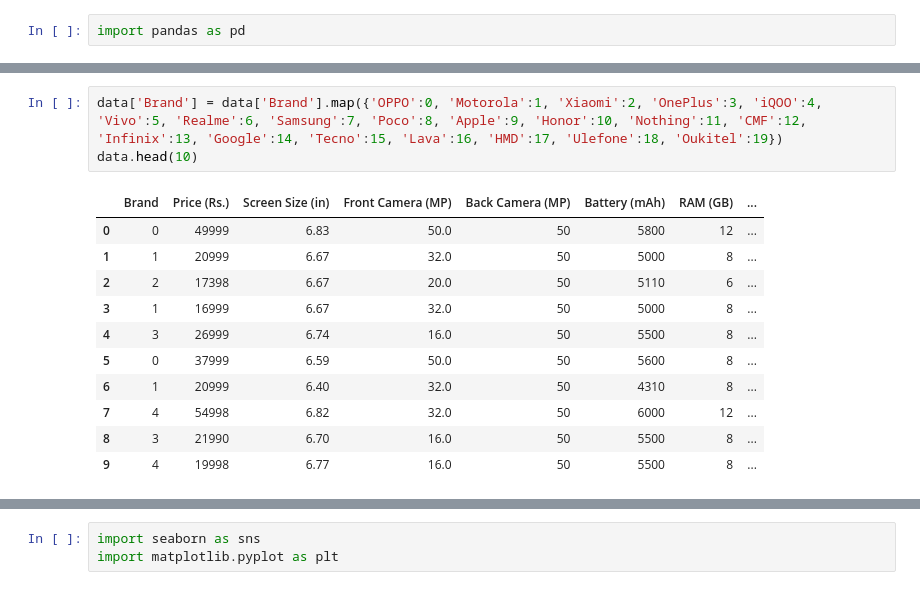
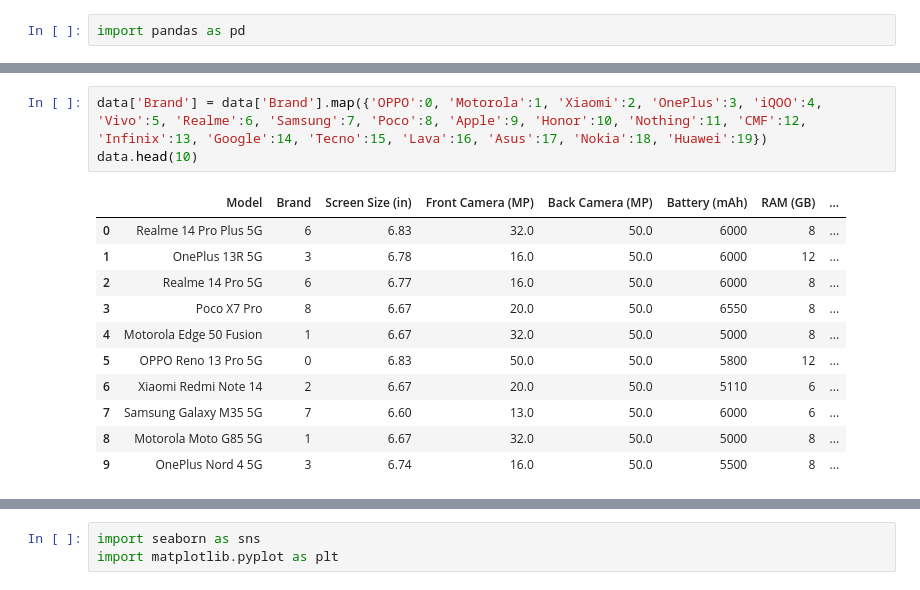
Before and after one commit to mohammadsarfarazafzal/5g-smartphone-price-prediction, a Jupyter notebook: backend/notebooks/predictor.ipynb, the cells around one changed output, grey strips where cells are left out. Drawn from its saved outputs; the diff is of its cells as text.

```diff
--- a/backend/notebooks/predictor.ipynb
+++ b/backend/notebooks/predictor.ipynb
@@ -24,19 +28,19 @@ array(['OPPO', 'Motorola', 'Xiaomi', 'OnePlus', 'iQOO', 'Vivo', 'Realme',
       dtype=object)
 # %%
-data['Brand'] = data['Brand'].map({'OPPO':0, 'Motorola':1, 'Xiaomi':2, 'OnePlus':3, 'iQOO':4, 'Vivo':5, 'Realme':6, 'Samsung':7, 'Poco':8, 'Apple':9, 'Honor':10, 'Nothing':11, 'CMF':12, 'Infinix':13, 'Google':14, 'Tecno':15, 'Lava':16, 'HMD':17, 'Ulefone':18, 'Oukitel':19})
+data['Brand'] = data['Brand'].map({'OPPO':0, 'Motorola':1, 'Xiaomi':2, 'OnePlus':3, 'iQOO':4, 'Vivo':5, 'Realme':6, 'Samsung':7, 'Poco':8, 'Apple':9, 'Honor':10, 'Nothing':11, 'CMF':12, 'Infinix':13, 'Google':14, 'Tecno':15, 'Lava':16, 'Asus':17, 'Nokia':18, 'Huawei':19})
 data.head(10)
 # %% [output]
-|  | Brand | Price (Rs.) | Screen Size (in) | Front Camera (MP) | Back Camera (MP) | Battery (mAh) | RAM (GB) | ... |
-| 0 | 0 | 49999 | 6.83 | 50.0 | 50 | 5800 | 12 | ... |
-| 1 | 1 | 20999 | 6.67 | 32.0 | 50 | 5000 | 8 | ... |
-| 2 | 2 | 17398 | 6.67 | 20.0 | 50 | 5110 | 6 | ... |
-| 3 | 1 | 16999 | 6.67 | 32.0 | 50 | 5000 | 8 | ... |
-| 4 | 3 | 26999 | 6.74 | 16.0 | 50 | 5500 | 8 | ... |
-| 5 | 0 | 37999 | 6.59 | 50.0 | 50 | 5600 | 8 | ... |
-| 6 | 1 | 20999 | 6.40 | 32.0 | 50 | 4310 | 8 | ... |
-| 7 | 4 | 54998 | 6.82 | 32.0 | 50 | 6000 | 12 | ... |
-| 8 | 3 | 21990 | 6.70 | 16.0 | 50 | 5500 | 8 | ... |
-| 9 | 4 | 19998 | 6.77 | 16.0 | 50 | 5500 | 8 | ... |
+|  | Model | Brand | Screen Size (in) | Front Camera (MP) | Back Camera (MP) | Battery (mAh) | RAM (GB) | ... |
+| 0 | Realme 14 Pro Plus 5G | 6 | 6.83 | 32.0 | 50.0 | 6000 | 8 | ... |
+| 1 | OnePlus 13R 5G | 3 | 6.78 | 16.0 | 50.0 | 6000 | 12 | ... |
+| 2 | Realme 14 Pro 5G | 6 | 6.77 | 16.0 | 50.0 | 6000 | 8 | ... |
+| 3 | Poco X7 Pro | 8 | 6.67 | 20.0 | 50.0 | 6550 | 8 | ... |
+| 4 | Motorola Edge 50 Fusion | 1 | 6.67 | 32.0 | 50.0 | 5000 | 8 | ... |
+| 5 | OPPO Reno 13 Pro 5G | 0 | 6.83 | 50.0 | 50.0 | 5800 | 12 | ... |
+| 6 | Xiaomi Redmi Note 14 | 2 | 6.67 | 20.0 | 50.0 | 5110 | 6 | ... |
+| 7 | Samsung Galaxy M35 5G | 7 | 6.60 | 13.0 | 50.0 | 6000 | 6 | ... |
+| 8 | Motorola Moto G85 5G | 1 | 6.67 | 32.0 | 50.0 | 5000 | 8 | ... |
+| 9 | OnePlus Nord 4 5G | 3 | 6.74 | 16.0 | 50.0 | 5500 | 8 | ... |
 # %%
 data['Brand'].unique()
 # %% [output]
```
Also changed, not shown: parts of 23 cells of this notebook, 17 other files.
